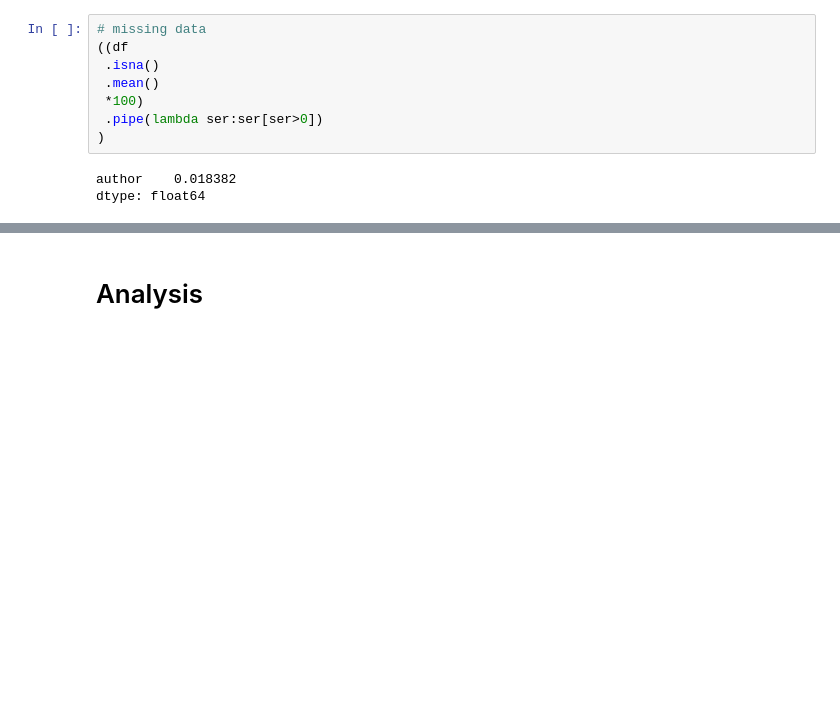
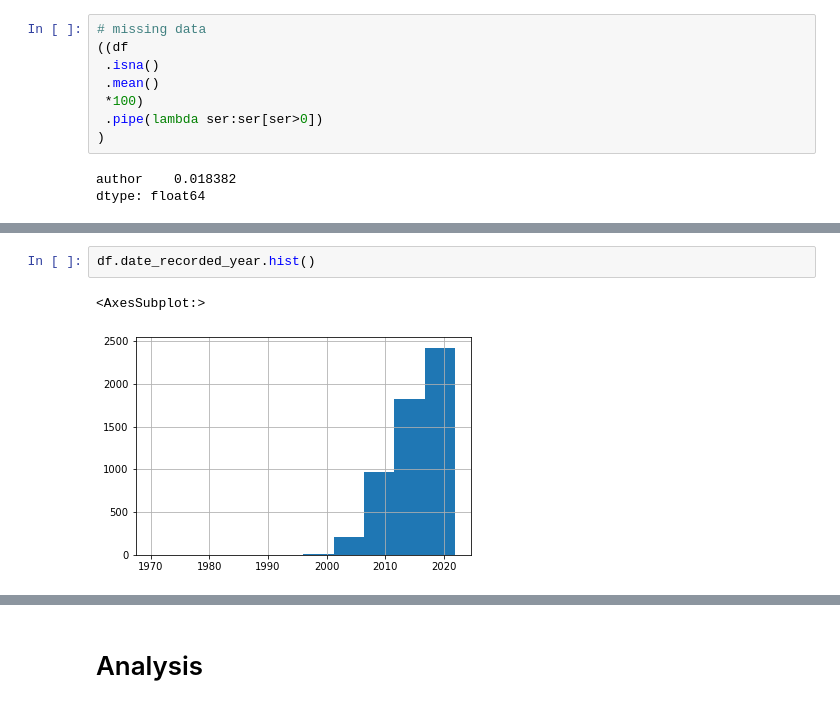
Before and after one commit to aaas24/code_library, a Jupyter notebook: ted_talks/2_preprocessing/ted_talks_preprocessing.ipynb, the cells around one changed output, grey strips where cells are left out. Cells and saved outputs as stored; diff of their text form; blank space fills up the shorter version.

```diff
--- a/ted_talks/2_preprocessing/ted_talks_preprocessing.ipynb
+++ b/ted_talks/2_preprocessing/ted_talks_preprocessing.ipynb
@@ -130,0 +148,5 @@ df.head(5)
+# %%
+df.date_recorded_year.hist()
+# %% [output]
+<AxesSubplot:>
+[figure, added]
```
Also changed, not shown: parts of 28 cells of this notebook, 3 other files.
